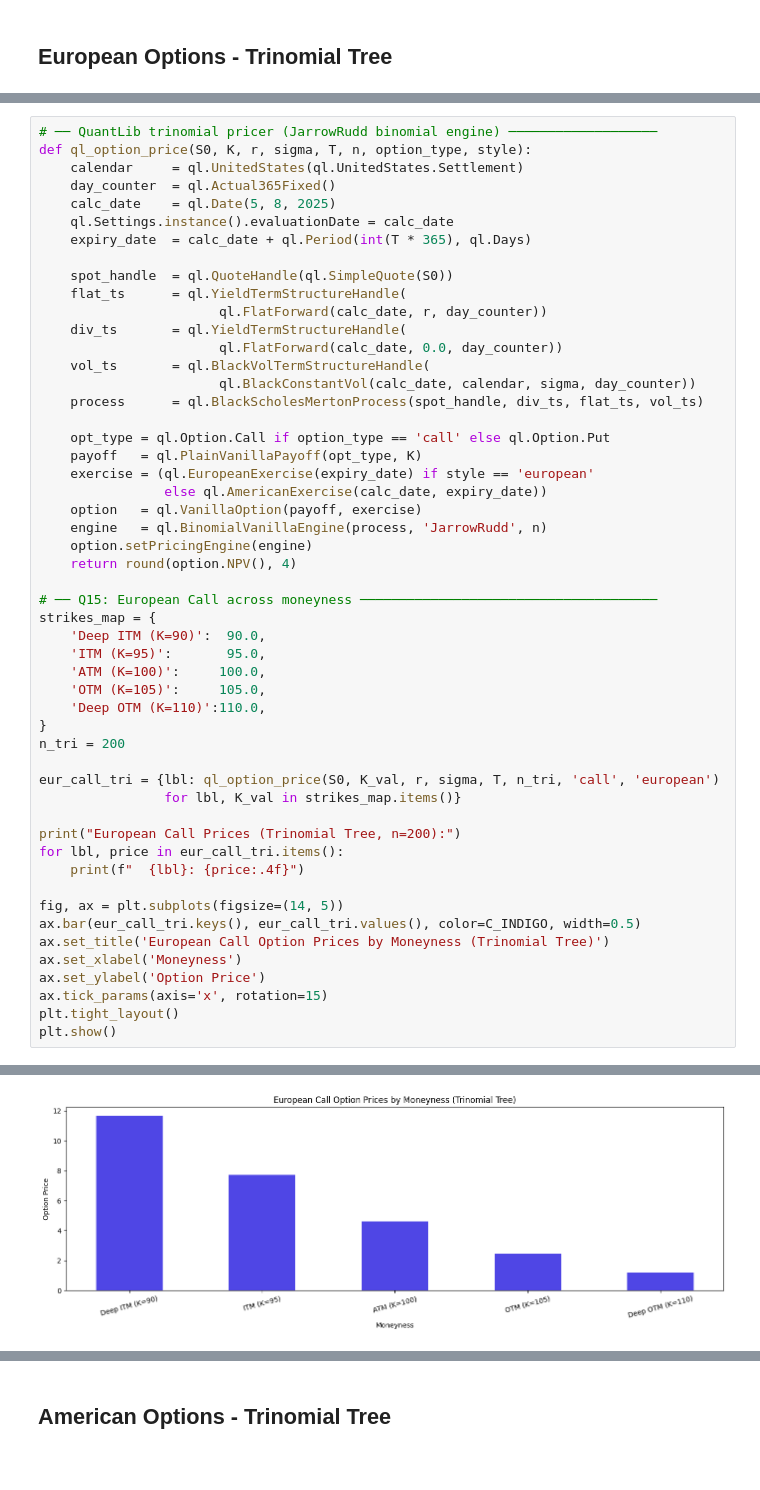
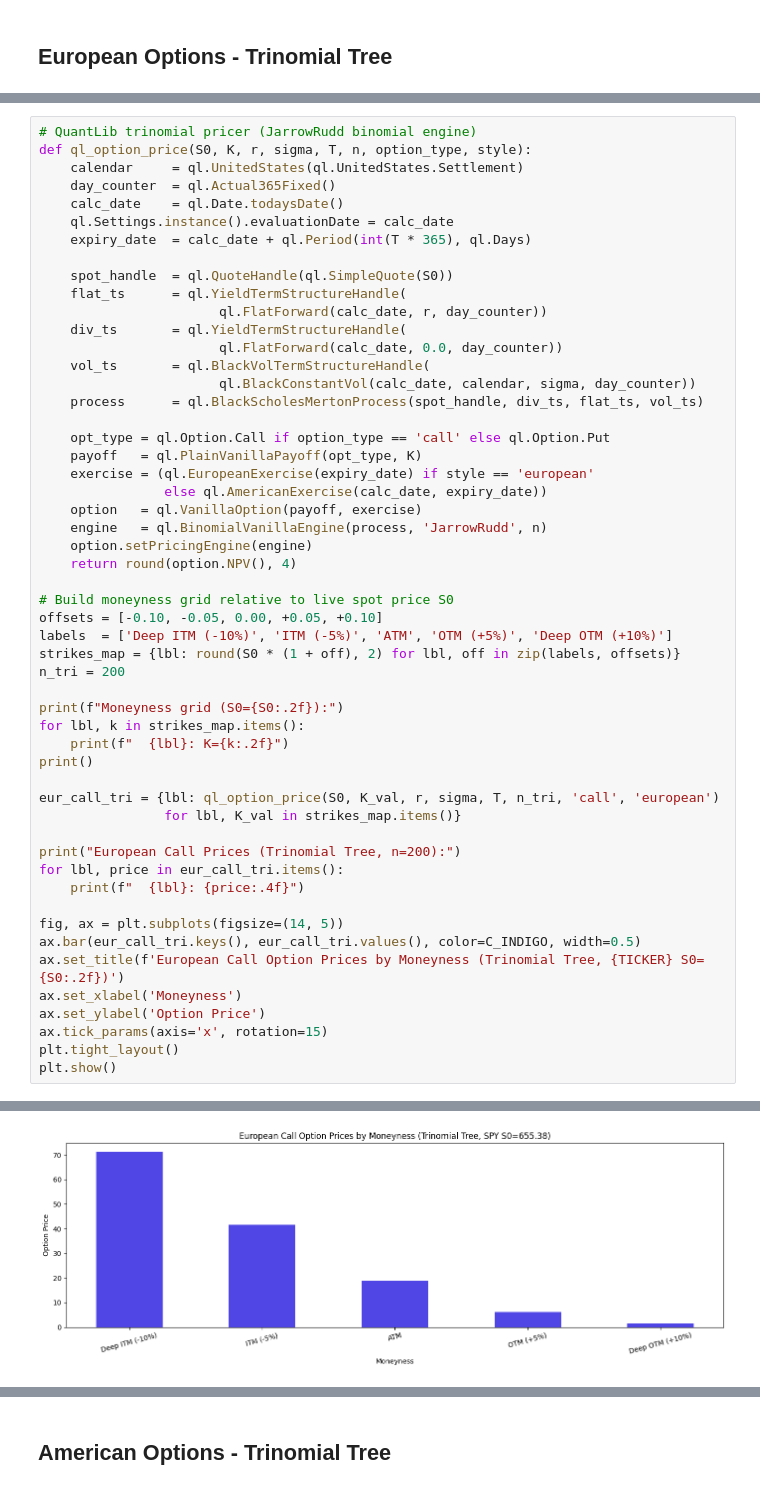
Before and after one commit to QuantSingularity/Binomial-Trinomial-Asian-Option-Pricing, a Jupyter notebook: Binomial_Trinomial_Asian_Option_Pricing.ipynb, the cells around one changed output, grey strips where cells are left out. Cells and saved outputs as stored; diff of their text form.

```diff
--- a/Binomial_Trinomial_Asian_Option_Pricing.ipynb
+++ b/Binomial_Trinomial_Asian_Option_Pricing.ipynb
@@ -293,9 +314,9 @@ American Put:  3.4746  -> 4.4528   |  Change: +0.9783
 # %%
-# ── QuantLib trinomial pricer (JarrowRudd binomial engine) ───────────────────
+# QuantLib trinomial pricer (JarrowRudd binomial engine)
 def ql_option_price(S0, K, r, sigma, T, n, option_type, style):
     calendar     = ql.UnitedStates(ql.UnitedStates.Settlement)
     day_counter  = ql.Actual365Fixed()
-    calc_date    = ql.Date(5, 8, 2025)
+    calc_date    = ql.Date.todaysDate()
     ql.Settings.instance().evaluationDate = calc_date
     expiry_date  = calc_date + ql.Period(int(T * 365), ql.Days)
 
@@ -317,15 +338,16 @@ def ql_option_price(S0, K, r, sigma, T, n, option_type, style):
     option.setPricingEngine(engine)
     return round(option.NPV(), 4)
 
-# ── Q15: European Call across moneyness ──────────────────────────────────────
-strikes_map = {
-    'Deep ITM (K=90)':  90.0,
-    'ITM (K=95)':       95.0,
-    'ATM (K=100)':     100.0,
-    'OTM (K=105)':     105.0,
-    'Deep OTM (K=110)':110.0,
-}
+# Build moneyness grid relative to live spot price S0
+offsets = [-0.10, -0.05, 0.00, +0.05, +0.10]
+labels  = ['Deep ITM (-10%)', 'ITM (-5%)', 'ATM', 'OTM (+5%)', 'Deep OTM (+10%)']
+strikes_map = {lbl: round(S0 * (1 + off), 2) for lbl, off in zip(labels, offsets)}
 n_tri = 200
+
+print(f"Moneyness grid (S0={S0:.2f}):")
+for lbl, k in strikes_map.items():
+    print(f"  {lbl}: K={k:.2f}")
+print()
 
 eur_call_tri = {lbl: ql_option_price(S0, K_val, r, sigma, T, n_tri, 'call', 'european')
                 for lbl, K_val in strikes_map.items()}
@@ -336,7 +358,7 @@ for lbl, price in eur_call_tri.items():
 
 fig, ax = plt.subplots(figsize=(14, 5))
 ax.bar(eur_call_tri.keys(), eur_call_tri.values(), color=C_INDIGO, width=0.5)
-ax.set_title('European Call Option Prices by Moneyness (Trinomial Tree)')
+ax.set_title(f'European Call Option Prices by Moneyness (Trinomial Tree, {TICKER} S0={S0:.2f})')
 ax.set_xlabel('Moneyness')
 ax.set_ylabel('Option Price')
 ax.tick_params(axis='x', rotation=15)
@@ -352,2 +381,2 @@ European Call Prices (Trinomial Tree, n=200):
-[figure, old version]
+[figure, new version]
 # %% [markdown]
```
Also changed, not shown: parts of 23 cells of this notebook, 1 other file.
